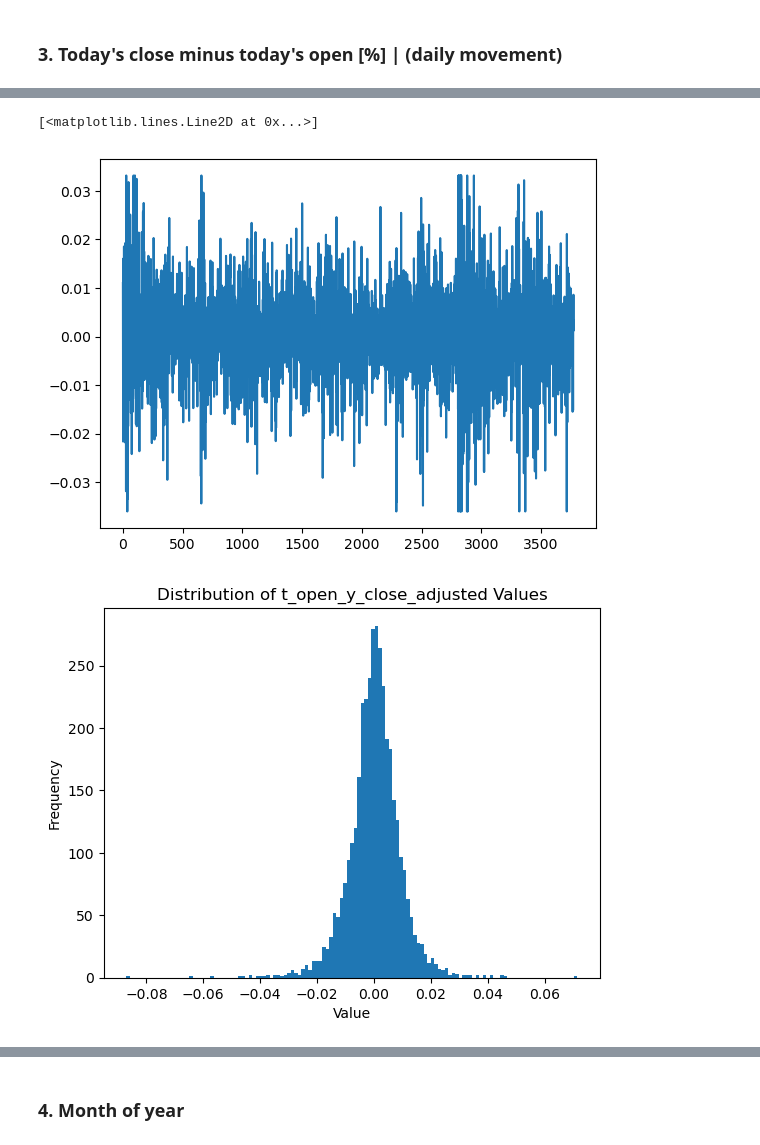
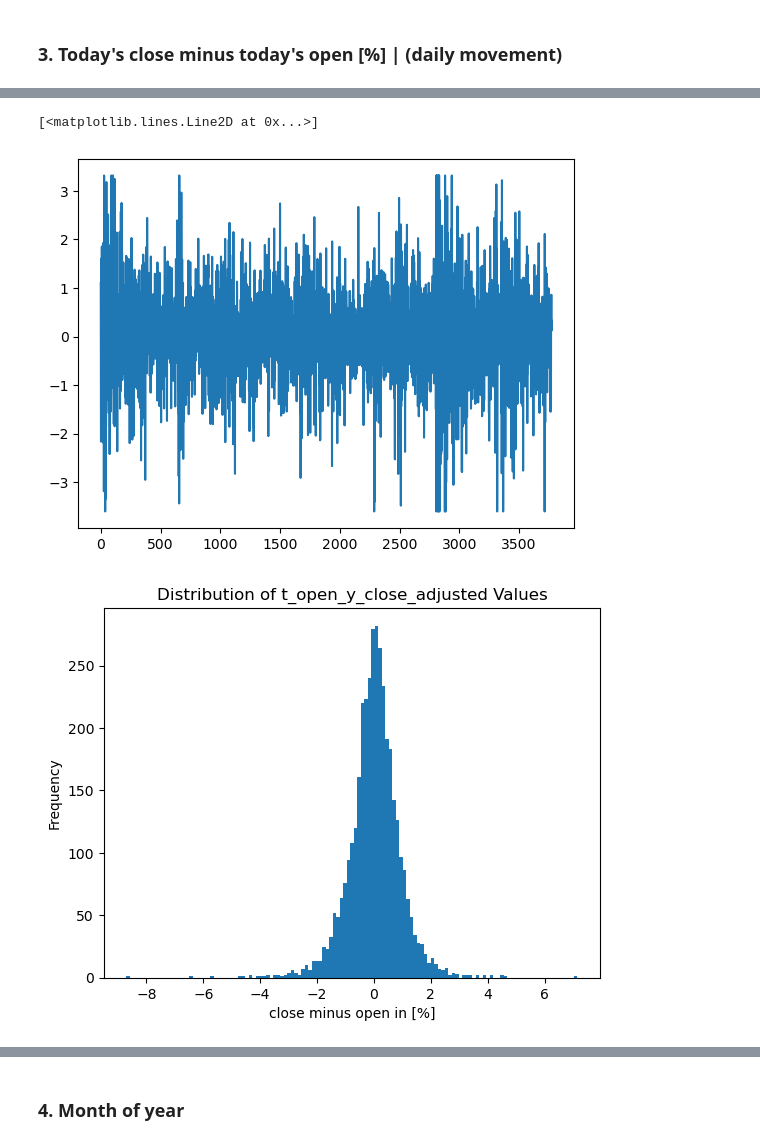
Before and after one commit to Frederik135/NN_Forecasting, a Jupyter notebook: preprocessing.ipynb, the cells around one changed output, grey strips where cells are left out. Cells and saved outputs as stored; diff of their text form; code cells hidden in the pictures.

```diff
--- a/preprocessing.ipynb
+++ b/preprocessing.ipynb
@@ -225,7 +255,7 @@ features_df.head()
 # %%
 # 3. Today's close minus today's open [%] | (daily movement)
 
-t_close_t_open = [(stock_df['Close'].iloc[i] - stock_df['Open'].iloc[i]) / stock_df['Open'].iloc[i] for i in range(len(stock_df))]
+t_close_t_open = [(stock_df['Close'].iloc[i] - stock_df['Open'].iloc[i]) * 100 / stock_df['Open'].iloc[i] for i in range(len(stock_df))]
 print(t_close_t_open)
 print(" ")
 print(len(stock_df))
@@ -247,12 +277,12 @@ t_close_t_open_adjusted = adjust_to_three_sigma(t_close_t_open)
 plt.plot(t_close_t_open_adjusted)
 # %% [output]
 [<matplotlib.lines.Line2D at 0x...>]
-[figure, old version]
+[figure, new version]
 # %%
 plt.hist(t_close_t_open, bins='auto')
 plt.title('Distribution of t_open_y_close_adjusted Values')
-plt.xlabel('Value')
+plt.xlabel('close minus open in [%]')
 plt.ylabel('Frequency')
 plt.show()
 # %% [output]
-[figure, old version]
+[figure, new version]
```
Also changed, not shown: parts of 26 cells of this notebook, 2 other files.
